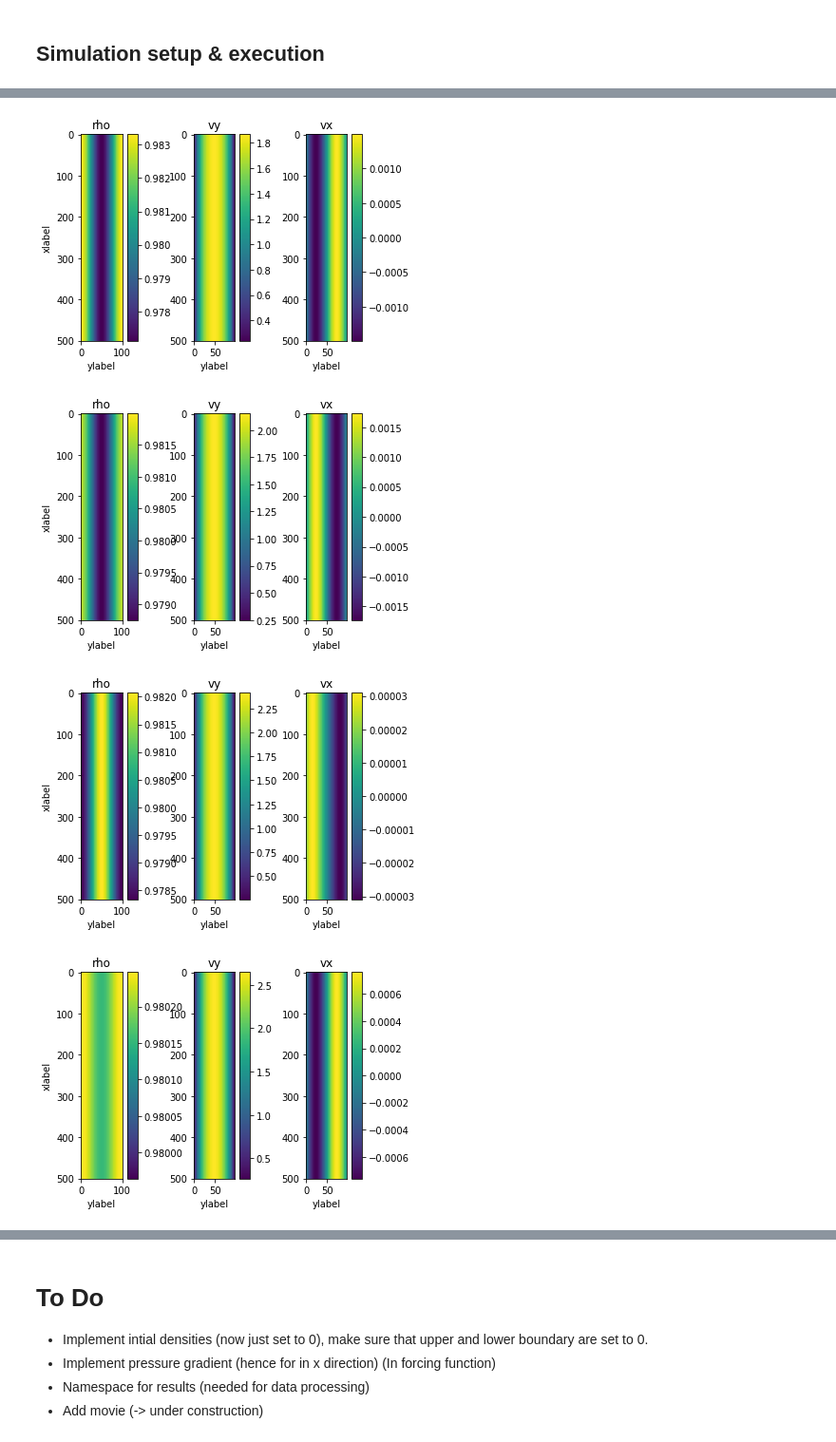
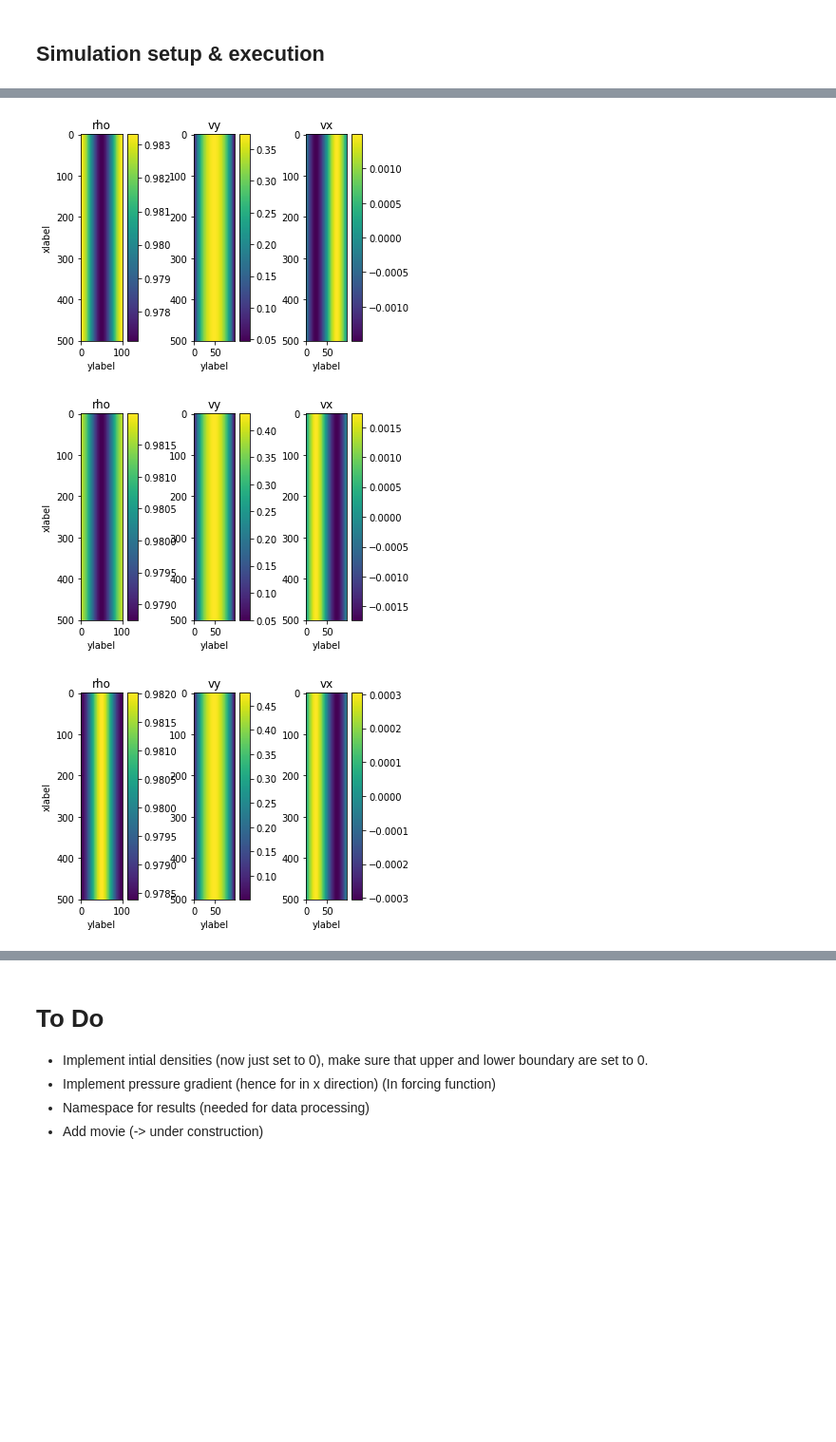
Before and after one commit to VHeusinkveld/CP3-lattice-boltzmann_model, a Jupyter notebook: Excecute_simulation.ipynb, the cells around one changed output, grey strips where cells are left out. Shown at 95% size. Cells and saved outputs as stored; diff of their text form; code cells hidden in the pictures; blank space fills up the shorter version.

```diff
--- a/Excecute_simulation.ipynb
+++ b/Excecute_simulation.ipynb
@@ -17,11 +17,11 @@ sim = SimpleNamespace()
 sim.L, sim.W = 500, 100
 sim.m = 1
 sim.P = 1
-sim.epsilon = 0#0.005
+sim.epsilon = 0.001
 sim.max_iterations = 500
 sim.plot_iteration = 50
 sim.nu = 2
-sim.dv = 0.05
+sim.dv = 0.01
 
 # Square obstruction
 sim.obs = False # Bool
@@ -48,4 +48,3 @@ print('Total run time =', total_time)
-[figure, old version]
+[figure, new version]
 [figure]
-[figure, old version]
+[figure, new version]
-[figure, removed]
```
Also changed, not shown: parts of 1 cell of this notebook, 2 other files.
